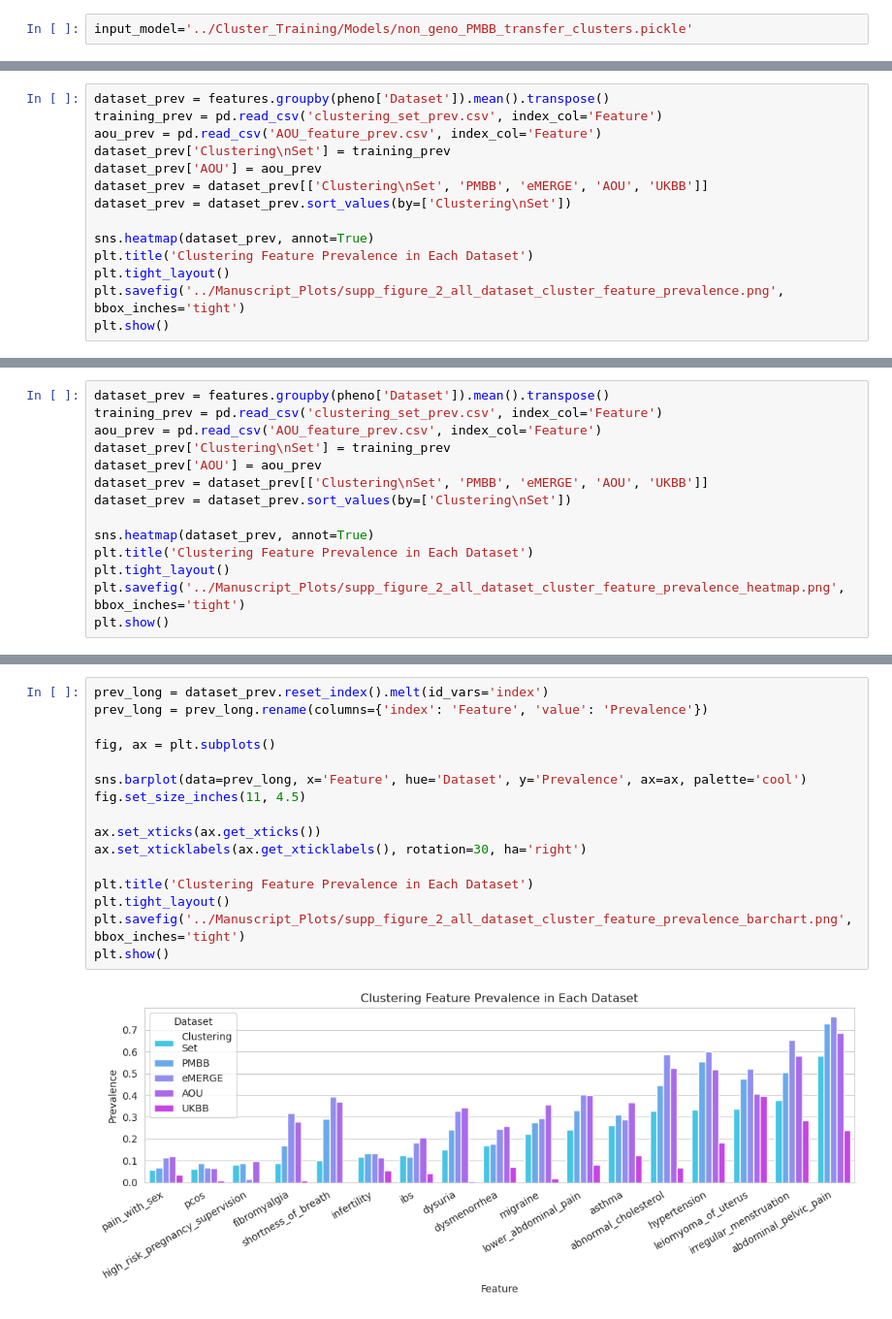
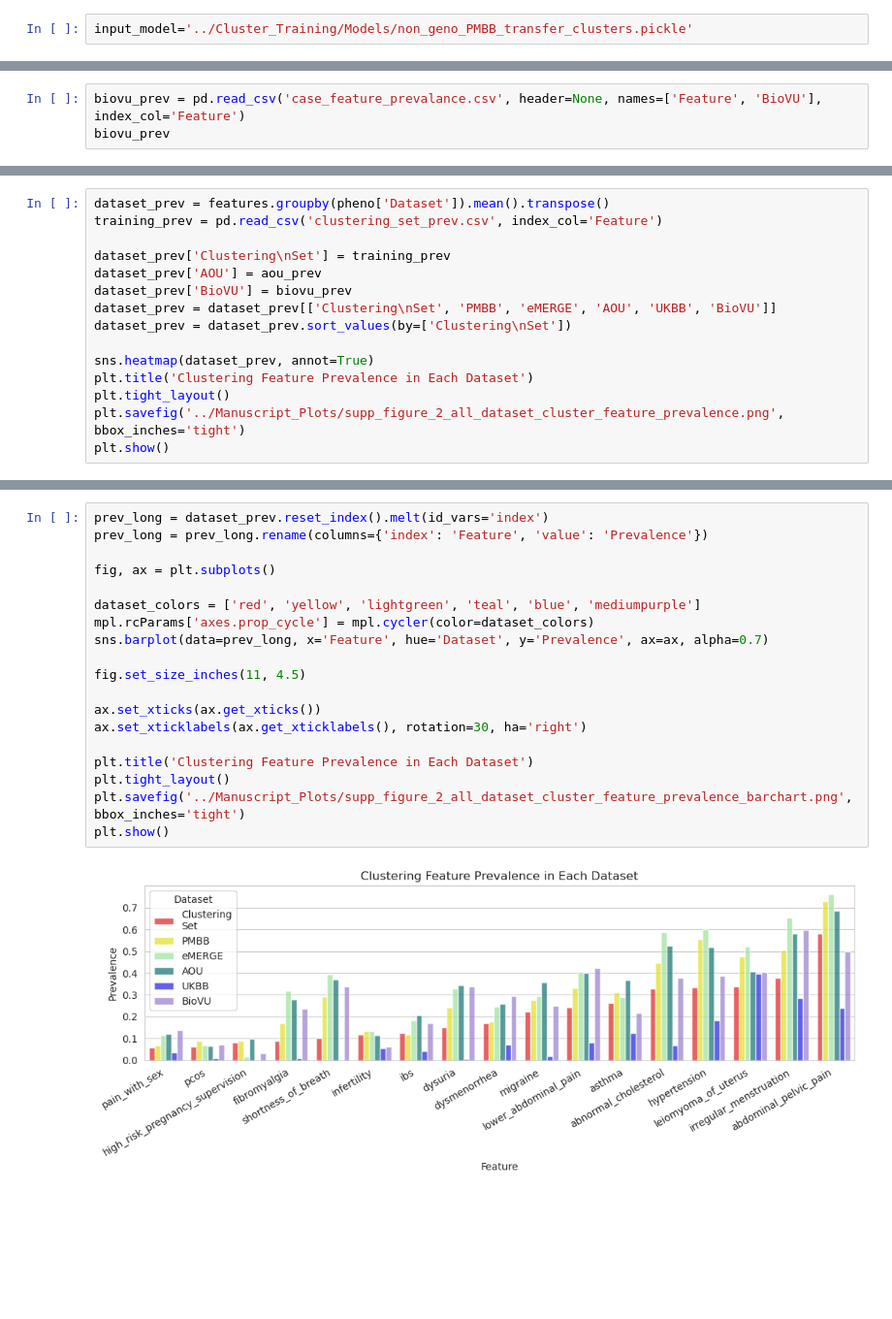
Before and after one commit to Setia-Verma-Lab/endometriosis_subtyping, a Jupyter notebook: Feature_Extraction/get_dataset_prevalences.ipynb, the cells around one changed output, grey strips where cells are left out. Shown at 97% size. Cells and saved outputs as stored; diff of their text form; blank space fills up the shorter version.

```diff
--- a/Feature_Extraction/get_dataset_prevalences.ipynb
+++ b/Feature_Extraction/get_dataset_prevalences.ipynb
@@ -102,0 +73,3 @@ UKBB6025386        NaN      0.0
+# %%
+biovu_prev = pd.read_csv('case_feature_prevalance.csv', header=None, names=['Feature', 'BioVU'], index_col='Feature')
+biovu_prev
@@ -103,10 +118,11 @@ UKBB6025386        NaN      0.0
 # %%
 dataset_prev = features.groupby(pheno['Dataset']).mean().transpose()
 training_prev = pd.read_csv('clustering_set_prev.csv', index_col='Feature')
-aou_prev = pd.read_csv('AOU_feature_prev.csv', index_col='Feature')
+
 dataset_prev['Clustering\nSet'] = training_prev
 dataset_prev['AOU'] = aou_prev
-dataset_prev = dataset_prev[['Clustering\nSet', 'PMBB', 'eMERGE', 'AOU', 'UKBB']]
+dataset_prev['BioVU'] = biovu_prev
+dataset_prev = dataset_prev[['Clustering\nSet', 'PMBB', 'eMERGE', 'AOU', 'UKBB', 'BioVU']]
 dataset_prev = dataset_prev.sort_values(by=['Clustering\nSet'])
 
 sns.heatmap(dataset_prev, annot=True)
@@ -119,14 +134,0 @@ plt.show()
-# %%
-dataset_prev = features.groupby(pheno['Dataset']).mean().transpose()
-training_prev = pd.read_csv('clustering_set_prev.csv', index_col='Feature')
-aou_prev = pd.read_csv('AOU_feature_prev.csv', index_col='Feature')
-dataset_prev['Clustering\nSet'] = training_prev
-dataset_prev['AOU'] = aou_prev
-dataset_prev = dataset_prev[['Clustering\nSet', 'PMBB', 'eMERGE', 'AOU', 'UKBB']]
-dataset_prev = dataset_prev.sort_values(by=['Clustering\nSet'])
-
-sns.heatmap(dataset_prev, annot=True)
-plt.title('Clustering Feature Prevalence in Each Dataset')
-plt.tight_layout()
-plt.savefig('../Manuscript_Plots/supp_figure_2_all_dataset_cluster_feature_prevalence_heatmap.png', bbox_inches='tight')
-plt.show()
@@ -135,18 +135,21 @@ plt.show()
 # %%
 prev_long = dataset_prev.reset_index().melt(id_vars='index')
 prev_long = prev_long.rename(columns={'index': 'Feature', 'value': 'Prevalence'})
 
 fig, ax = plt.subplots()
 
-sns.barplot(data=prev_long, x='Feature', hue='Dataset', y='Prevalence', ax=ax, palette='cool')
+dataset_colors = ['red', 'yellow', 'lightgreen', 'teal', 'blue', 'mediumpurple']
+mpl.rcParams['axes.prop_cycle'] = mpl.cycler(color=dataset_colors)
+sns.barplot(data=prev_long, x='Feature', hue='Dataset', y='Prevalence', ax=ax, alpha=0.7)
+
 fig.set_size_inches(11, 4.5)
 
 ax.set_xticks(ax.get_xticks())
 ax.set_xticklabels(ax.get_xticklabels(), rotation=30, ha='right')
 
 plt.title('Clustering Feature Prevalence in Each Dataset')
 plt.tight_layout()
 plt.savefig('../Manuscript_Plots/supp_figure_2_all_dataset_cluster_feature_prevalence_barchart.png', bbox_inches='tight')
 plt.show()
 # %% [output]
-[figure, old version]
+[figure, new version]
```
Also changed, not shown: parts of 6 cells of this notebook, 18 other files.
